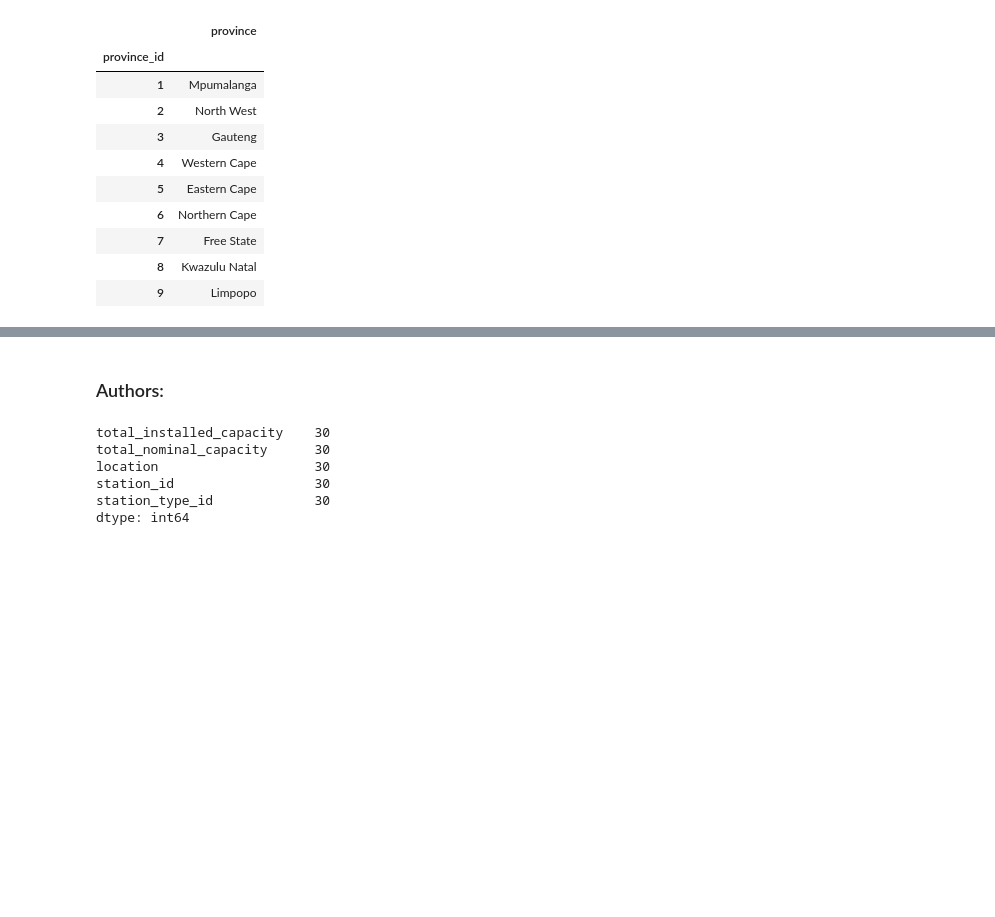
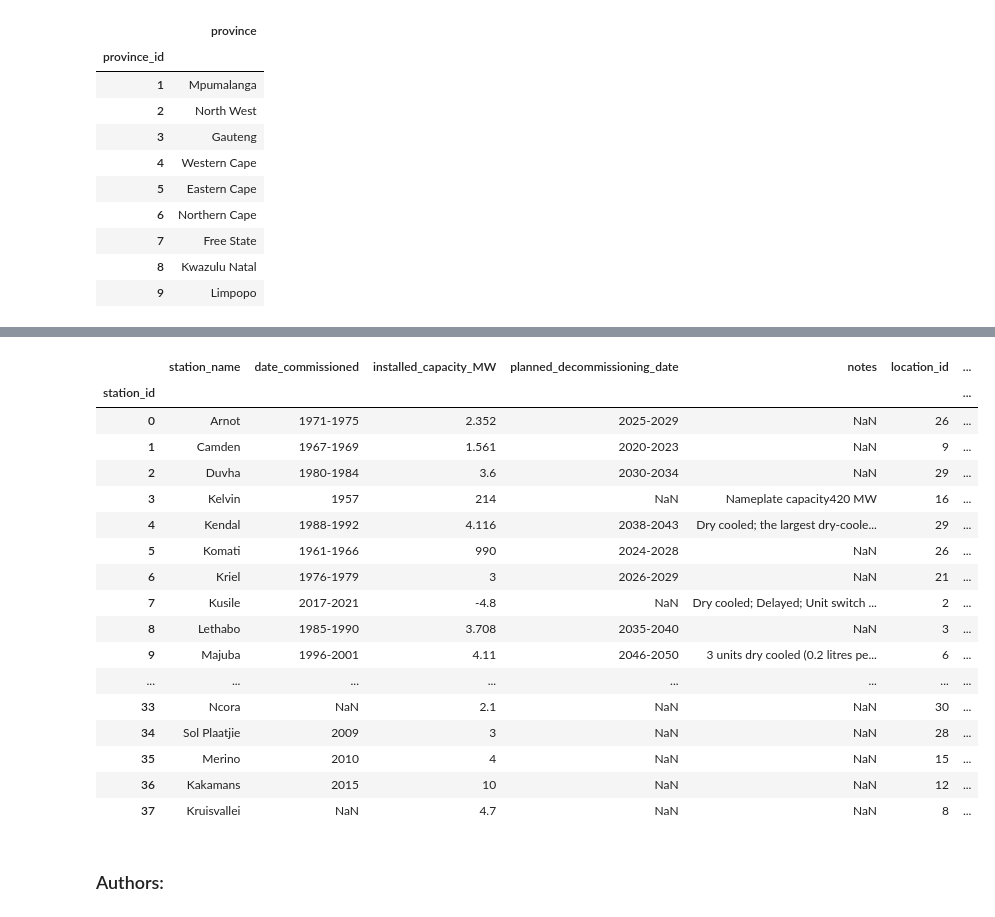
Before and after one commit to Kaekaefx/Group5_Gather_Predict, a Jupyter notebook: new_database.ipynb, the cells around one changed output, grey strips where cells are left out. Cells and saved outputs as stored; diff of their text form; code cells hidden in the pictures; blank space fills up the shorter version.

```diff
--- a/new_database.ipynb
+++ b/new_database.ipynb
@@ -276,0 +261,4 @@ all_stations_df.head()
+# %%
+coordinate_df = all_stations_df_updated.loc[:, ('location', 'province', 'coordinates ')]
+coordinate_df.index.names = ['coordinate_id']
+coordinate_df.head()
@@ -276,0 +273,6 @@ all_stations_df.head()
+# %%
+location = list(set(coordinate_df['location']))
+location_df = pd.DataFrame(location, columns=['location'])
+location_df.index.names = ['location_id']
+
+location_df.head()
@@ -276,0 +334,25 @@ all_stations_df.head()
+# %%
+operator_dict = dict(zip(list(operator_df['operator']), list(operator_df.index)))
+status_dict = dict(zip(list(status_df['status']), list(status_df.index)))
+station_type_dict = dict(zip(list(station_type_df['station_type']), list(station_type_df.index)))
+
+operator_list = list(all_stations_df_updated['operator '])
+status_list = list(all_stations_df_updated['status '])
+station_type_list = list(all_stations_df_updated['station_type'])
+oper_id = [operator_dict.get(a) if operator_dict.get(a) else a for a in operator_list]
+stat_id = [status_dict.get(a) if status_dict.get(a) else a for a in status_list]
+stat_type_id = [station_type_dict.get(a) if station_type_dict.get(a) else a for a in station_type_list]
+
+stat_id_new = []
+for a in loca_id:
+  if a == 'Decommissioned':
+    stat_id_new.append(0)
+  else:
+    stat_id_new.append(a)
+
+all_stations_df_updated['location_id'] = loca_id_new
+all_stations_df_updated['operator_id'] = oper_id
+all_stations_df_updated['status_id'] = stat_id_new
+all_stations_df_updated['station_type_id'] = stat_type_id
+
+all_stations_df_updated.head()
@@ -277,11 +367,27 @@ all_stations_df.head()
+# %%
+all_stations_df_updated = all_stations_df_updated.drop(['operator ', 'status ', 'station_type', 'location', 'province', 'coordinates '], axis = 1)
+
+all_stations_df_updated.index.names = ['station_id']
+
+all_stations_df_updated
+# %% [output]
+|  | station_name | date_commissioned | installed_capacity_MW | planned_decommissioning_date | notes | location_id | ... |
+| station_id |  |  |  |  |  |  | ... |
+| 0 | Arnot | 1971-1975 | 2.352 | 2025-2029 | NaN | 26 | ... |
+| 1 | Camden | 1967-1969 | 1.561 | 2020-2023 | NaN | 9 | ... |
+| 2 | Duvha | 1980-1984 | 3.6 | 2030-2034 | NaN | 29 | ... |
+| 3 | Kelvin | 1957 | 214 | NaN | Nameplate capacity420 MW | 16 | ... |
+| 4 | Kendal | 1988-1992 | 4.116 | 2038-2043 | Dry cooled; the largest dry-coole... | 29 | ... |
+| 5 | Komati | 1961-1966 | 990 | 2024-2028 | NaN | 26 | ... |
+| 6 | Kriel | 1976-1979 | 3 | 2026-2029 | NaN | 21 | ... |
+| 7 | Kusile | 2017-2021 | -4.8 | NaN | Dry cooled; Delayed; Unit switch ... | 2 | ... |
+| 8 | Lethabo | 1985-1990 | 3.708 | 2035-2040 | NaN | 3 | ... |
+| 9 | Majuba | 1996-2001 | 4.11 | 2046-2050 | 3 units dry cooled (0.2 litres pe... | 6 | ... |
+| ... | ... | ... | ... | ... | ... | ... | ... |
+| 33 | Ncora | NaN | 2.1 | NaN | NaN | 30 | ... |
+| 34 | Sol Plaatjie | 2009 | 3 | NaN | NaN | 28 | ... |
+| 35 | Merino | 2010 | 4 | NaN | NaN | 15 | ... |
+| 36 | Kakamans | 2015 | 10 | NaN | NaN | 12 | ... |
+| 37 | Kruisvallei | NaN | 4.7 | NaN | NaN | 8 | ... |
 # %% [markdown]
 ### Authors:
-# %%
-all_stations_df.count()
-# %% [output]
-total_installed_capacity    30
-total_nominal_capacity      30
-location                    30
-station_id                  30
-station_type_id             30
-dtype: int64
```
Also changed, not shown: parts of 17 cells of this notebook.
